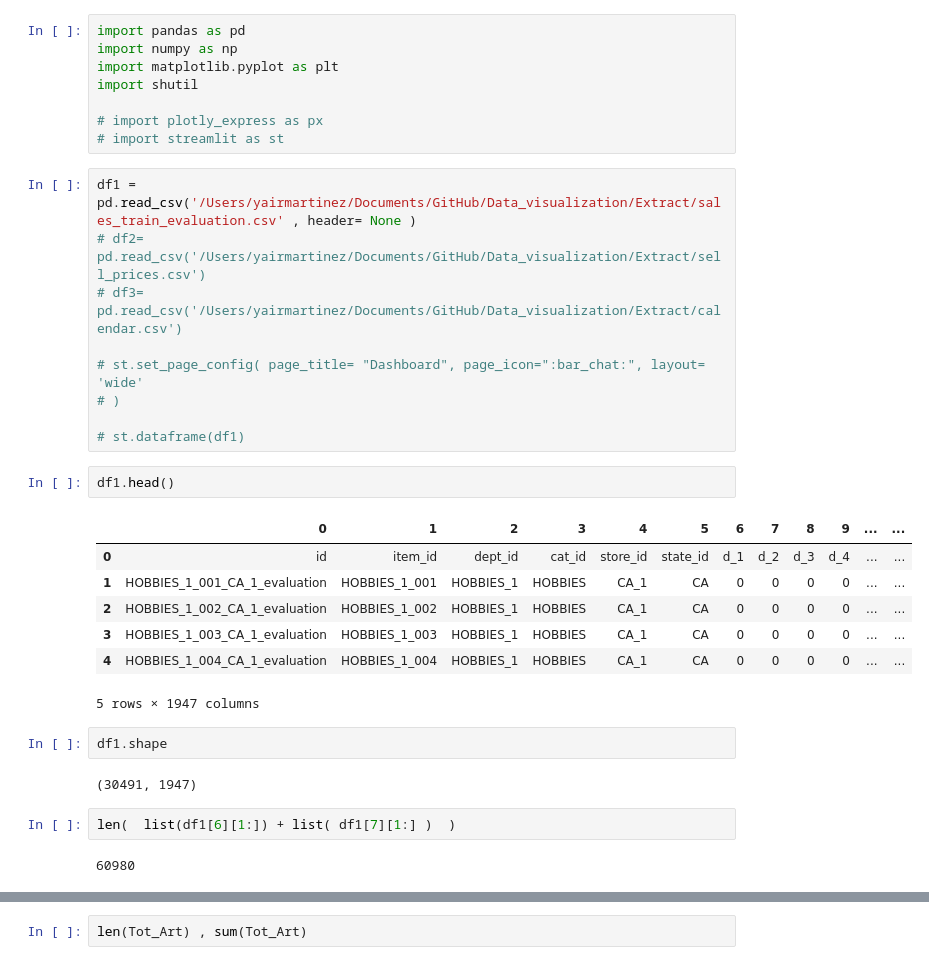
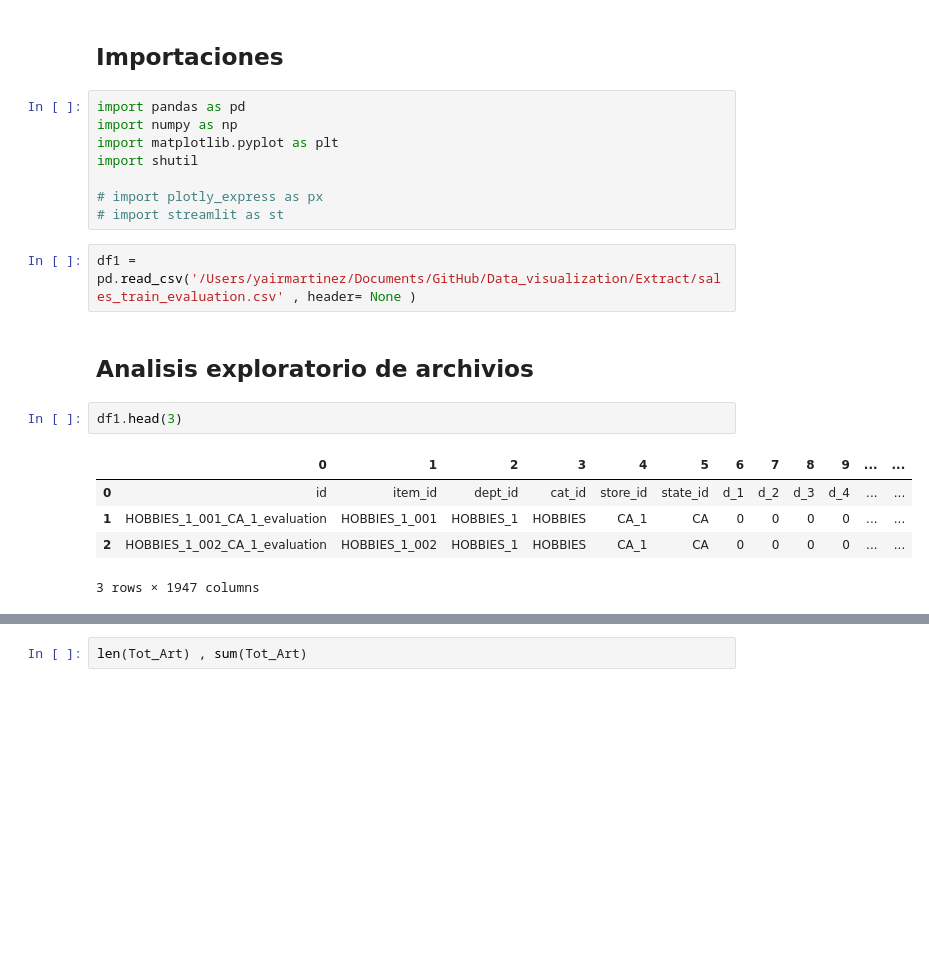
Before and after one commit to lymc33/Data_visualization, a Jupyter notebook: 3_Dashboard_1.ipynb, the cells around one changed output, grey strips where cells are left out. Saved outputs shown, nothing was run; the diff lists cells and outputs as text; blank space fills up the shorter version.

Commit message:
Update 3_Dashboard_1.ipynb
Code final cleaning for demo

```diff
--- a/3_Dashboard_1.ipynb
+++ b/3_Dashboard_1.ipynb
@@ -1,3 +1,5 @@
+# %% [markdown]
+## Importaciones
 # %%
 import pandas as pd
 import numpy as np
@@ -6,30 +8,15 @@ import shutil
 
 # import plotly_express as px
 # import streamlit as st
-# %%
-df1 = pd.read_csv('/Users/yairmartinez/Documents/GitHub/Data_visualization/Extract/sales_train_evaluation.csv' , header= None )
-# df2= pd.read_csv('/Users/yairmartinez/Documents/GitHub/Data_visualization/Extract/sell_prices.csv')
-# df3= pd.read_csv('/Users/yairmartinez/Documents/GitHub/Data_visualization/Extract/calendar.csv')
-
-# st.set_page_config( page_title= "Dashboard", page_icon=":bar_chat:", layout= 'wide'
-# )
-
-# st.dataframe(df1)
+# %%
+df1 = pd.read_csv('/Users/yairmartinez/Documents/GitHub/Data_visualization/Extract/sales_train_evaluation.csv' , header= None )
+# %% [markdown]
+## Analisis exploratorio de archivios
 # %%
-df1.head()
+df1.head(3)
 # %% [output]
 |  | 0 | 1 | 2 | 3 | 4 | 5 | 6 | 7 | 8 | 9 | ... | ... |
 | 0 | id | item_id | dept_id | cat_id | store_id | state_id | d_1 | d_2 | d_3 | d_4 | ... | ... |
 | 1 | HOBBIES_1_001_CA_1_evaluation | HOBBIES_1_001 | HOBBIES_1 | HOBBIES | CA_1 | CA | 0 | 0 | 0 | 0 | ... | ... |
 | 2 | HOBBIES_1_002_CA_1_evaluation | HOBBIES_1_002 | HOBBIES_1 | HOBBIES | CA_1 | CA | 0 | 0 | 0 | 0 | ... | ... |
-| 3 | HOBBIES_1_003_CA_1_evaluation | HOBBIES_1_003 | HOBBIES_1 | HOBBIES | CA_1 | CA | 0 | 0 | 0 | 0 | ... | ... |
-| 4 | HOBBIES_1_004_CA_1_evaluation | HOBBIES_1_004 | HOBBIES_1 | HOBBIES | CA_1 | CA | 0 | 0 | 0 | 0 | ... | ... |
-5 rows × 1947 columns
+3 rows × 1947 columns
-# %%
-df1.shape
-# %% [output]
-(30491, 1947)
-# %%
-len(  list(df1[6][1:]) + list( df1[7][1:] )  )
-# %% [output]
-60980
```
Also changed, not shown: parts of 23 cells of this notebook.
